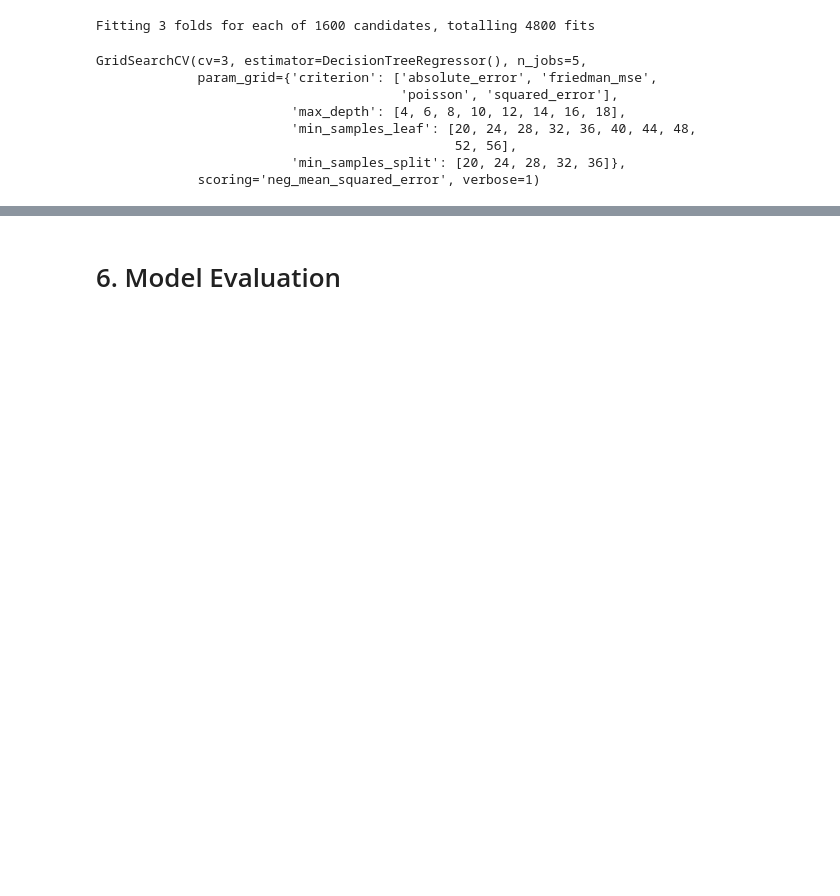
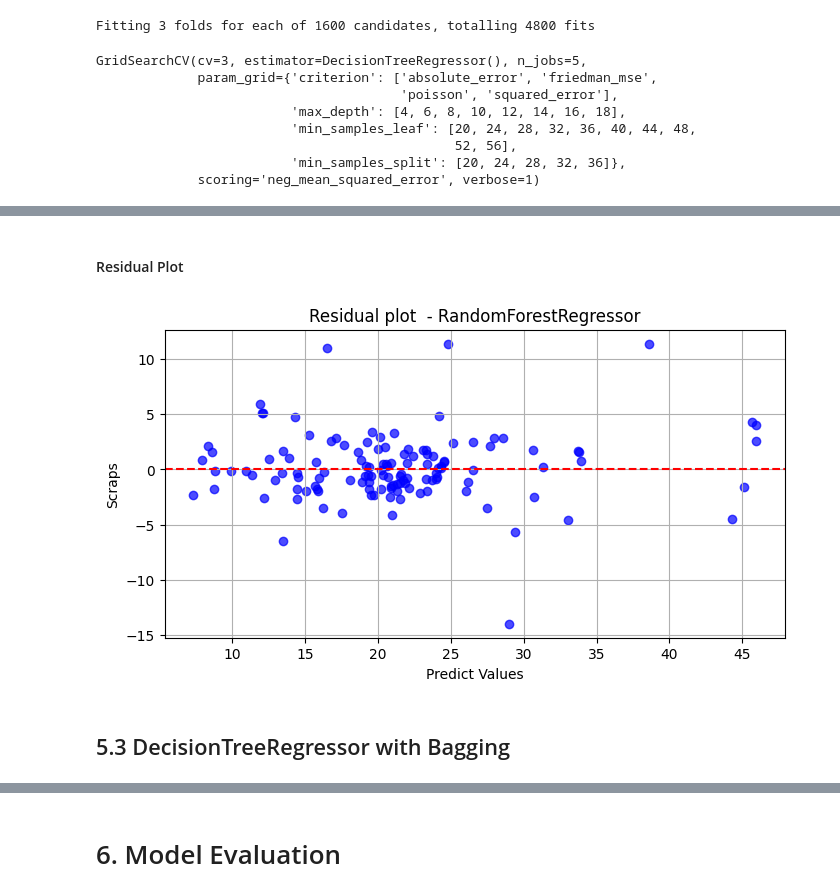
Before and after one commit to haroldeustaquio/Machine-Learning, a Jupyter notebook: Trees_and_Ensemble/Regression/Housing-Price-Prediction/testing.ipynb, the cells around one changed output, grey strips where cells are left out. Saved outputs shown, nothing was run; the diff lists cells and outputs as text; code cells hidden in the pictures; blank space fills up the shorter version.

```diff
--- a/Trees_and_Ensemble/Regression/Housing-Price-Prediction/testing.ipynb
+++ b/Trees_and_Ensemble/Regression/Housing-Price-Prediction/testing.ipynb
@@ -125,0 +168,8 @@ metrics('DecisionTreeRegressor with GridSearch', y_test, predictions_2)
+# %% [markdown]
+#### Residual Plot
+# %%
+residual_plot(y_test,predictions_3, rfr)
+# %% [output]
+[figure, added]
+# %% [markdown]
+## 5.3 DecisionTreeRegressor with Bagging
```
Also changed, not shown: parts of 40 cells of this notebook.
